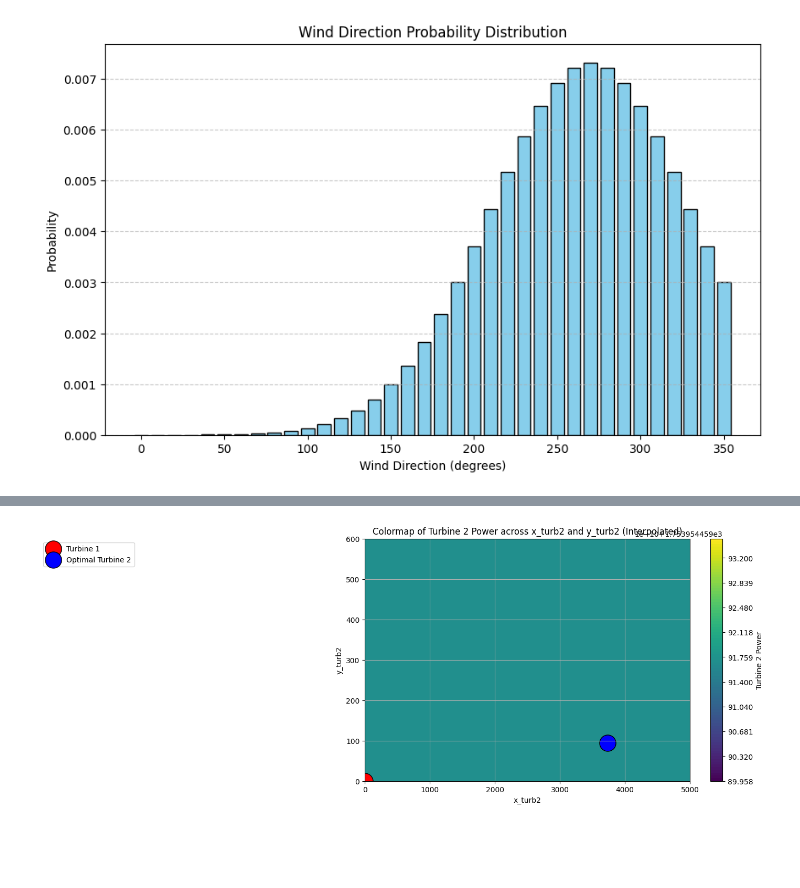
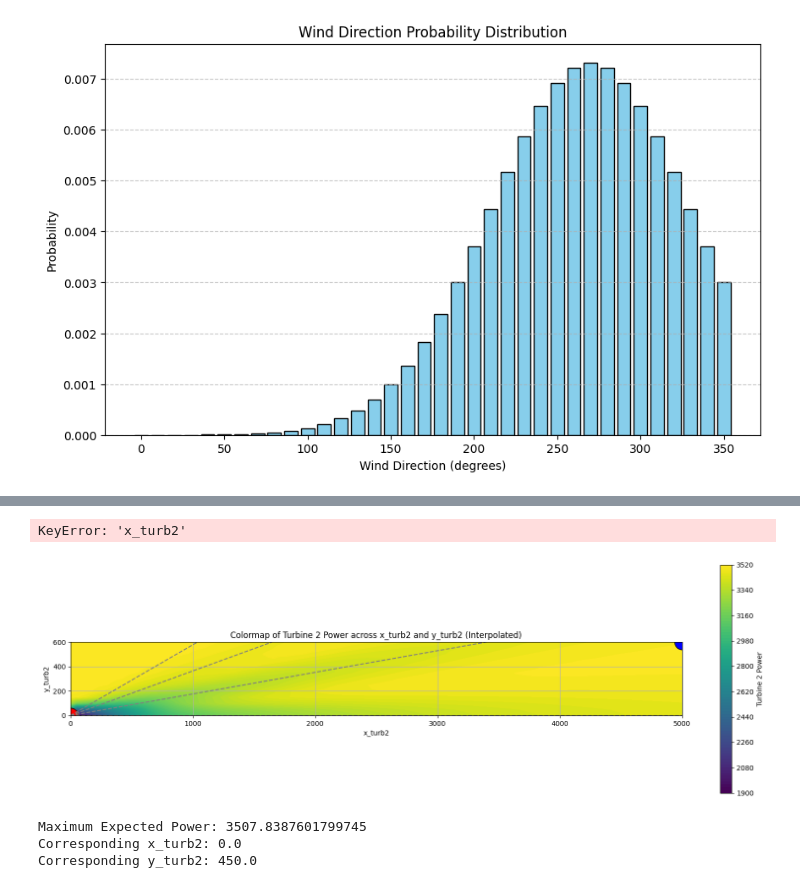
Before and after one commit to schmeti/uc3m_TFM_wind_farm_optimization_codebase, a Jupyter notebook: Windfarm_power_modelling/0_two_turbine_problem_constrLearn_probweighted.ipynb, the cells around one changed output, grey strips where cells are left out. Drawn from its saved outputs; the diff is of its cells as text; code cells hidden in the pictures; blank space fills up the shorter version.

Commit message:
add visualization and introduce extended wind dist

```diff
--- a/Windfarm_power_modelling/0_two_turbine_problem_constrLearn_probweighted.ipynb
+++ b/Windfarm_power_modelling/0_two_turbine_problem_constrLearn_probweighted.ipynb
@@ -331,0 +409,2 @@ Contextual/Decision Variables (x):
+# %%
+data_with_prob = pd.merge(data, wind_df, left_on='wind_direction', right_on='direction', how='left')
@@ -332,37 +427,72 @@ Contextual/Decision Variables (x):
+# %%
+# Calculate the expected total power generation
+data_with_prob['prob_weighted_power'] = data_with_prob['farm_power'] * data_with_prob['probability']
+
+# Group by x_turb2 and y_turb2 to sum the expected power for each combination
+expected_power_by_location = data_with_prob.groupby(['x_turb2', 'y_turb2'])['prob_weighted_power'].sum().reset_index()
+
+# Drop rows where x_turb2 and y_turb2 are both 0
+expected_power_by_location = expected_power_by_location[(expected_power_by_location['x_turb2'] != 0) | (expected_power_by_location['y_turb2'] != 0)]
+expected_power_by_location
+# %% [output]
+KeyError: 'x_turb2'
 # %%
 # Visualize the results
 from scipy.interpolate import griddata
 
 
-
-
 # Colormap with interpolation
-x = data['x_turb2']
-y = data['y_turb2']
-z = data['turbine2_powers']
+x = expected_power_by_location['x_turb2']
+y = expected_power_by_location['y_turb2']
+z = expected_power_by_location['prob_weighted_power']
 xi, yi = np.linspace(x.min(), x.max(), 100), np.linspace(y.min(), y.max(), 100)
 xi, yi = np.meshgrid(xi, yi)
 zi = griddata((x, y), z, (xi, yi), method='linear')
 
-plt.figure(figsize=(10, 6))
+plt.figure(figsize=(20, 6))
 plt.contourf(xi, yi, zi, levels=100, cmap='viridis')
 plt.colorbar(label='Turbine 2 Power')
 
 # Mark the position of wind turbine one
 plt.scatter(0, 0, color='red', label='Turbine 1', s=500, edgecolor='black')
 
 # Mark the position of the optimal location of wind turbine 2
 optimal_x = pyo.value(model.x['x_turb2',1])
 optimal_y = pyo.value(model.x['y_turb2',1])
 plt.scatter(optimal_x, optimal_y, color='blue', label='Optimal Turbine 2', s=500, edgecolor='black')
 
-plt.legend(loc='upper left', bbox_to_anchor=(-1, 1))
 
+# Add lines showing angles 10, 20, 30 degrees starting at point (0, 0)
+for angle in [0, 10, 20, 30]:
+    radians = np.deg2rad(angle)
+    plt.plot([0, 5000 * np.cos(radians)], [0, 5000 * np.sin(radians)], linestyle='--', color='gray', label=f'{angle}°')
 # cosmetics
+
+
+plt.axis('scaled')
+
+plt.xlim(x.min(), x.max())
+plt.ylim(y.min(), y.max())
+
+
 plt.xlabel('x_turb2')
 plt.ylabel('y_turb2')
 plt.title('Colormap of Turbine 2 Power across x_turb2 and y_turb2 (Interpolated)')
 plt.grid(True)
 plt.show()
 # %% [output]
-[figure, old version]
+[figure, new version]
+# %%
+# Find the maximum expected power and its corresponding x and y
+max_row = expected_power_by_location.loc[expected_power_by_location['prob_weighted_power'].idxmax()]
+max_power = max_row['prob_weighted_power']
+max_x = max_row['x_turb2']
+max_y = max_row['y_turb2']
+
+print(f"Maximum Expected Power: {max_power}")
+print(f"Corresponding x_turb2: {max_x}")
+print(f"Corresponding y_turb2: {max_y}")
+# %% [output]
+Maximum Expected Power: 3507.8387601799745
+Corresponding x_turb2: 0.0
+Corresponding y_turb2: 450.0
```
Also changed, not shown: parts of 16 cells of this notebook, 2 other files.
